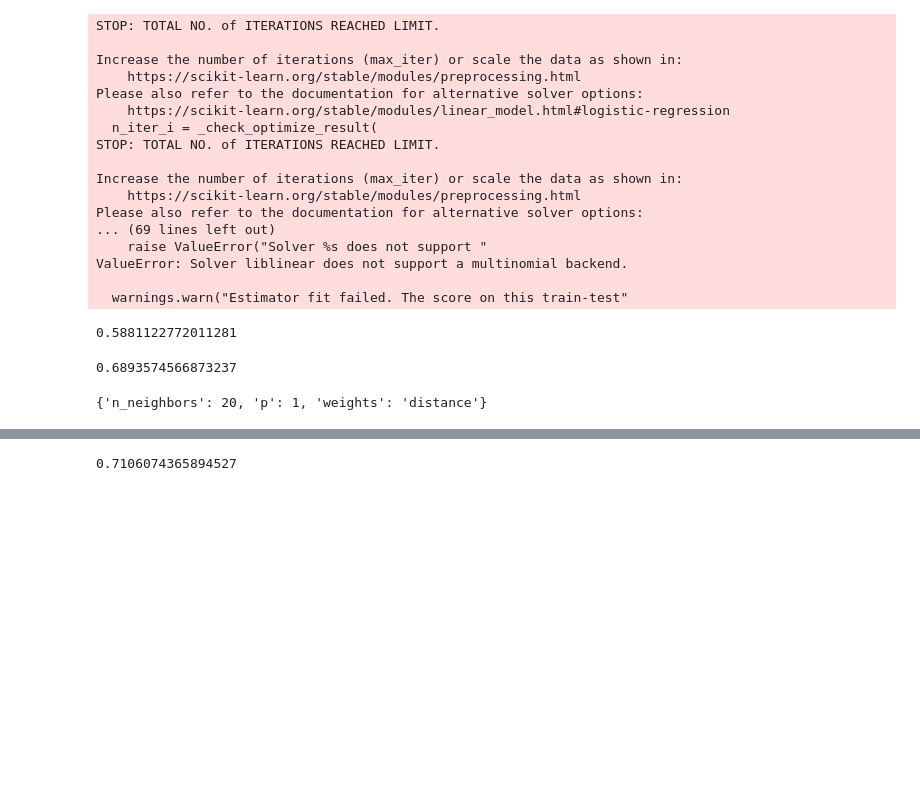
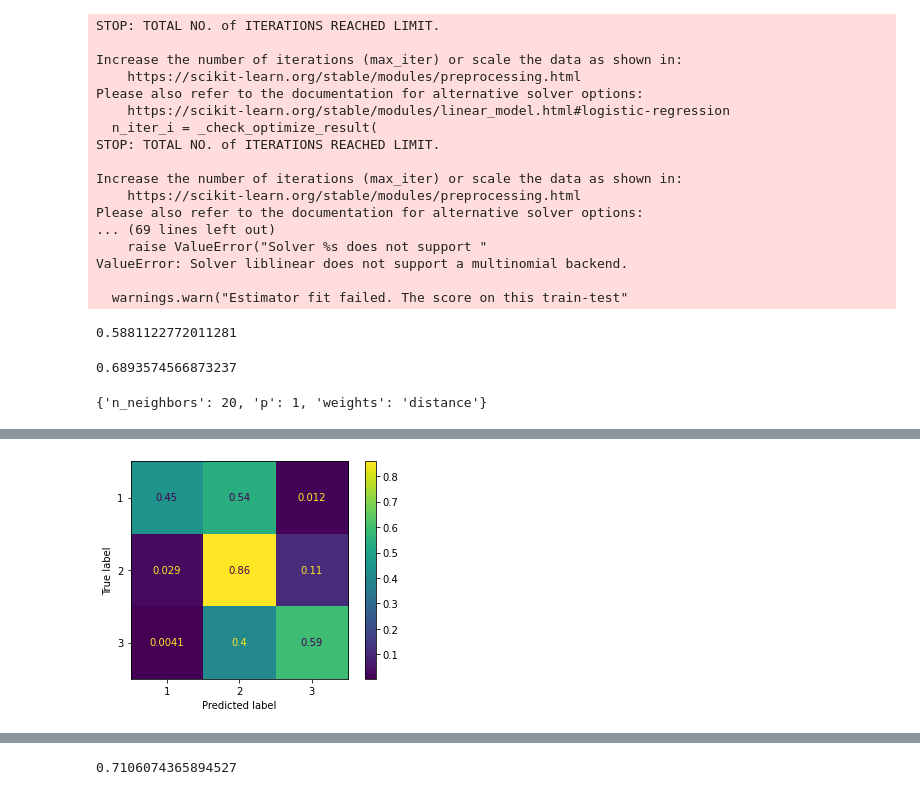
Before and after one commit to sworley1/AdvML-TermProject, a Jupyter notebook: MIS382 Project - DXZ.ipynb, the cells around one changed output, grey strips where cells are left out. Saved outputs shown, nothing was run; the diff lists cells and outputs as text; code cells hidden in the pictures; blank space fills up the shorter version.

```diff
--- a/MIS382 Project - DXZ.ipynb
+++ b/MIS382 Project - DXZ.ipynb
@@ -186,10 +231,10 @@ knn_clf.best_params_
 # %%
 # Neural Network
 NN_clf = keras.Sequential([keras.layers.Flatten(),
-                keras.layers.Dense(128,activation = tf.nn.sigmoid),
-                keras.layers.Dense(128,activation = tf.nn.relu),
-                keras.layers.Dense(5,activation = tf.nn.softmax)])
+                keras.layers.Dense(64,activation = tf.nn.sigmoid),
+                keras.layers.Dense(64,activation = tf.nn.relu),
+                keras.layers.Dense(4,activation = tf.nn.softmax)])
 NN_clf.compile(optimizer = 'adam',loss='sparse_categorical_crossentropy',metrics =['accuracy'])
 
-NN_clf.fit(X_train, y_train,epochs = 50)
+NN_clf.fit(X_train, y_train,epochs = 10)
 # %% [output]
@@ -229,0 +456,7 @@ accuracy_score(xgb_pred, y_test)
+# %%
+xgb_cm = confusion_matrix(y_test, xgb_pred, labels=xgb_clf.classes_, normalize='true')
+disp = ConfusionMatrixDisplay(confusion_matrix=xgb_cm, display_labels=xgb_clf.classes_)
+disp.plot()
+plt.show()
+# %% [output]
+[figure, added]
```
Also changed, not shown: parts of 33 cells of this notebook.
